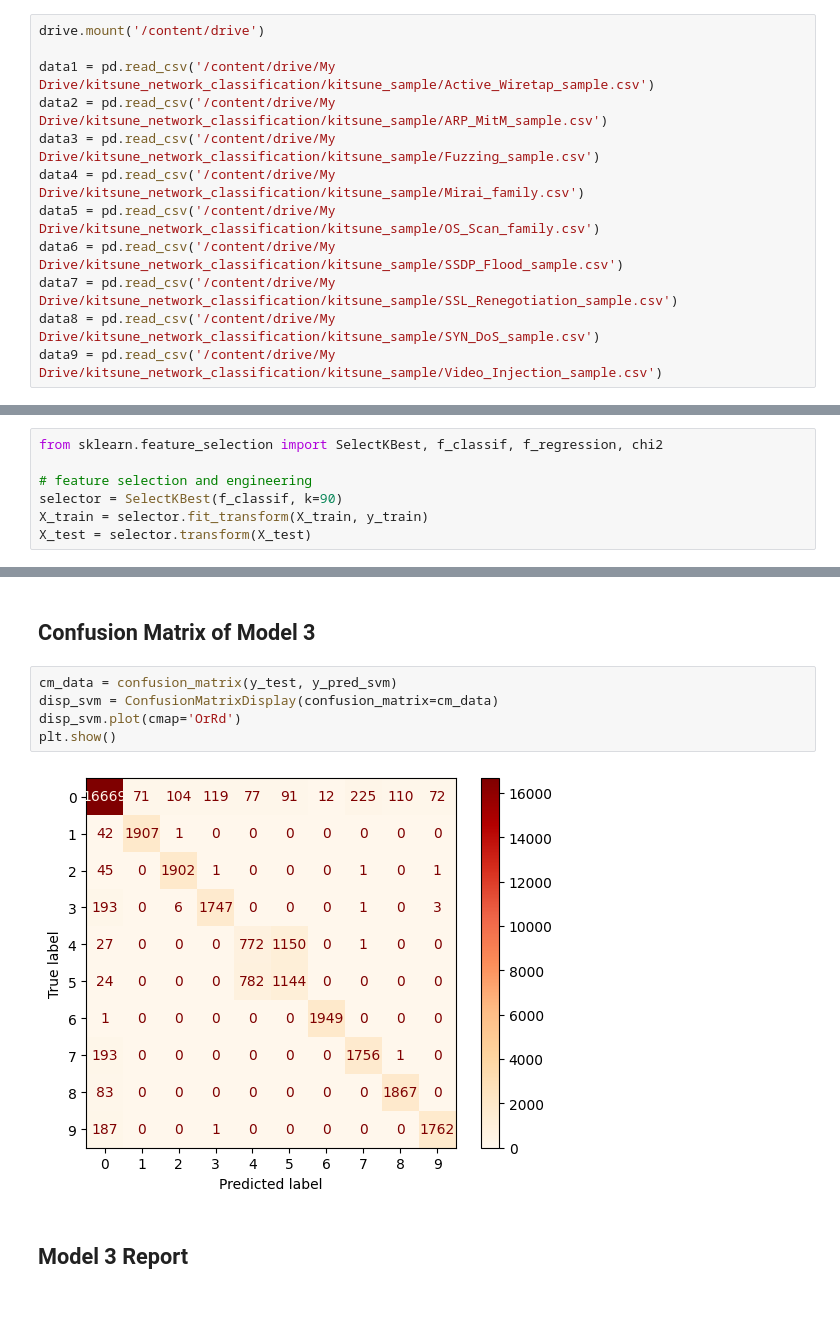
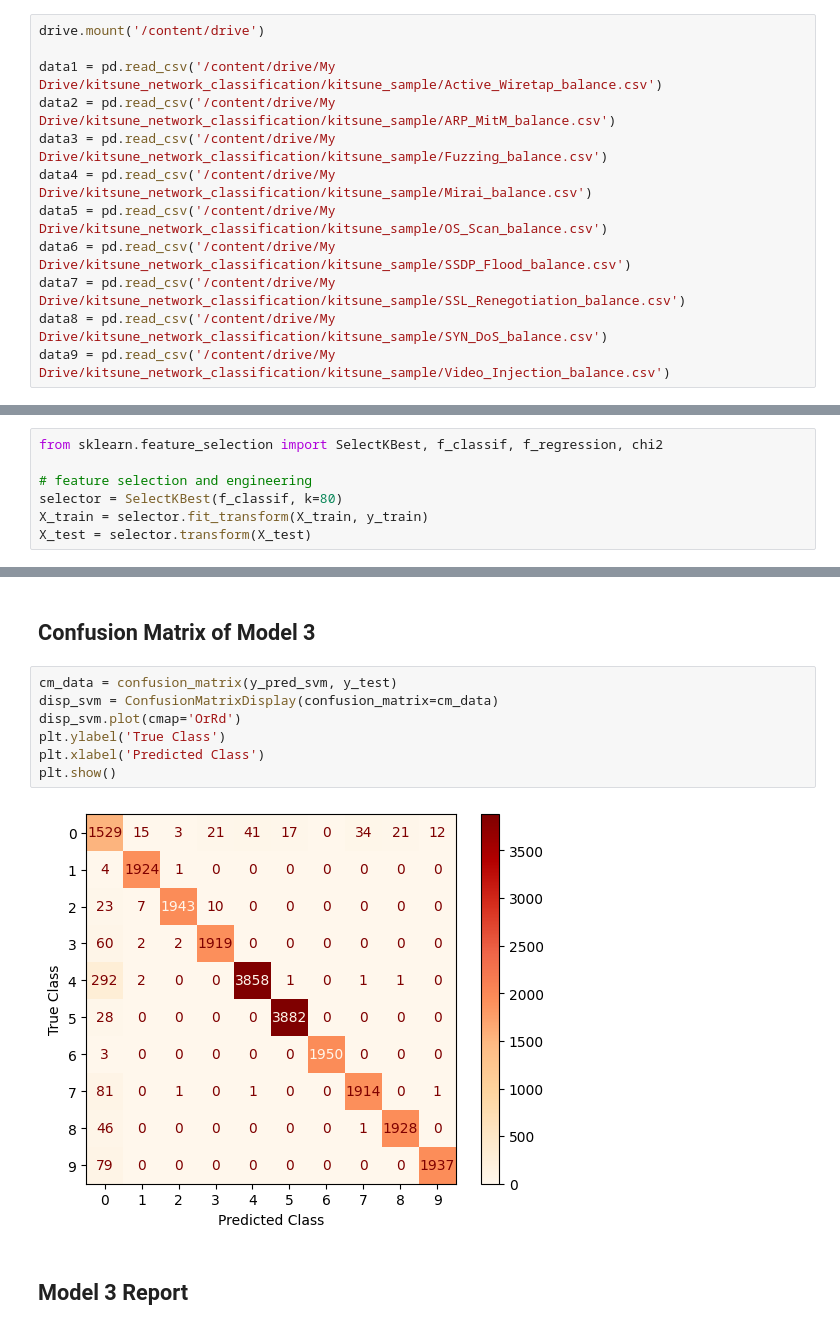
Before and after one commit to KB0129/research_scholar_kitsune, a Jupyter notebook: classcification.ipynb, the cells around one changed output, grey strips where cells are left out. Saved outputs shown, nothing was run; the diff lists cells and outputs as text.

Commit message:
balance dataset for family

```diff
--- a/classcification.ipynb
+++ b/classcification.ipynb
@@ -50,15 +50,15 @@ metrics_table = list()
 # %%
 drive.mount('/content/drive')
 
-data1 = pd.read_csv('/content/drive/My Drive/kitsune_network_classification/kitsune_sample/Active_Wiretap_sample.csv')
-data2 = pd.read_csv('/content/drive/My Drive/kitsune_network_classification/kitsune_sample/ARP_MitM_sample.csv')
-data3 = pd.read_csv('/content/drive/My Drive/kitsune_network_classification/kitsune_sample/Fuzzing_sample.csv')
-data4 = pd.read_csv('/content/drive/My Drive/kitsune_network_classification/kitsune_sample/Mirai_family.csv')
-data5 = pd.read_csv('/content/drive/My Drive/kitsune_network_classification/kitsune_sample/OS_Scan_family.csv')
-data6 = pd.read_csv('/content/drive/My Drive/kitsune_network_classification/kitsune_sample/SSDP_Flood_sample.csv')
-data7 = pd.read_csv('/content/drive/My Drive/kitsune_network_classification/kitsune_sample/SSL_Renegotiation_sample.csv')
-data8 = pd.read_csv('/content/drive/My Drive/kitsune_network_classification/kitsune_sample/SYN_DoS_sample.csv')
-data9 = pd.read_csv('/content/drive/My Drive/kitsune_network_classification/kitsune_sample/Video_Injection_sample.csv')
+data1 = pd.read_csv('/content/drive/My Drive/kitsune_network_classification/kitsune_sample/Active_Wiretap_balance.csv')
+data2 = pd.read_csv('/content/drive/My Drive/kitsune_network_classification/kitsune_sample/ARP_MitM_balance.csv')
+data3 = pd.read_csv('/content/drive/My Drive/kitsune_network_classification/kitsune_sample/Fuzzing_balance.csv')
+data4 = pd.read_csv('/content/drive/My Drive/kitsune_network_classification/kitsune_sample/Mirai_balance.csv')
+data5 = pd.read_csv('/content/drive/My Drive/kitsune_network_classification/kitsune_sample/OS_Scan_balance.csv')
+data6 = pd.read_csv('/content/drive/My Drive/kitsune_network_classification/kitsune_sample/SSDP_Flood_balance.csv')
+data7 = pd.read_csv('/content/drive/My Drive/kitsune_network_classification/kitsune_sample/SSL_Renegotiation_balance.csv')
+data8 = pd.read_csv('/content/drive/My Drive/kitsune_network_classification/kitsune_sample/SYN_DoS_balance.csv')
+data9 = pd.read_csv('/content/drive/My Drive/kitsune_network_classification/kitsune_sample/Video_Injection_balance.csv')
 # %% [output]
 Mounted at /content/drive
 # %% [markdown]
@@ -1101,7 +1101,7 @@ X_train, X_test, y_train, y_test = train_test_split(X, y, test_size=0.3, random_
 from sklearn.feature_selection import SelectKBest, f_classif, f_regression, chi2
 
 # feature selection and engineering
-selector = SelectKBest(f_classif, k=90)
+selector = SelectKBest(f_classif, k=80)
 X_train = selector.fit_transform(X_train, y_train)
 X_test = selector.transform(X_test)
 # %% [markdown]
@@ -1374,12 +1368,14 @@ weighted avg       0.90      0.90      0.90     35100
 # %% [markdown]
 ## Confusion Matrix of Model 3
 # %%
-cm_data = confusion_matrix(y_test, y_pred_svm)
+cm_data = confusion_matrix(y_pred_svm, y_test)
 disp_svm = ConfusionMatrixDisplay(confusion_matrix=cm_data)
 disp_svm.plot(cmap='OrRd')
+plt.ylabel('True Class')
+plt.xlabel('Predicted Class')
 plt.show()
 # %% [output]
-[figure, old version]
+[figure, new version]
 # %% [markdown]
 ## Model 3 Report
 # %%
```
Also changed, not shown: parts of 17 cells of this notebook, 1 other file.
